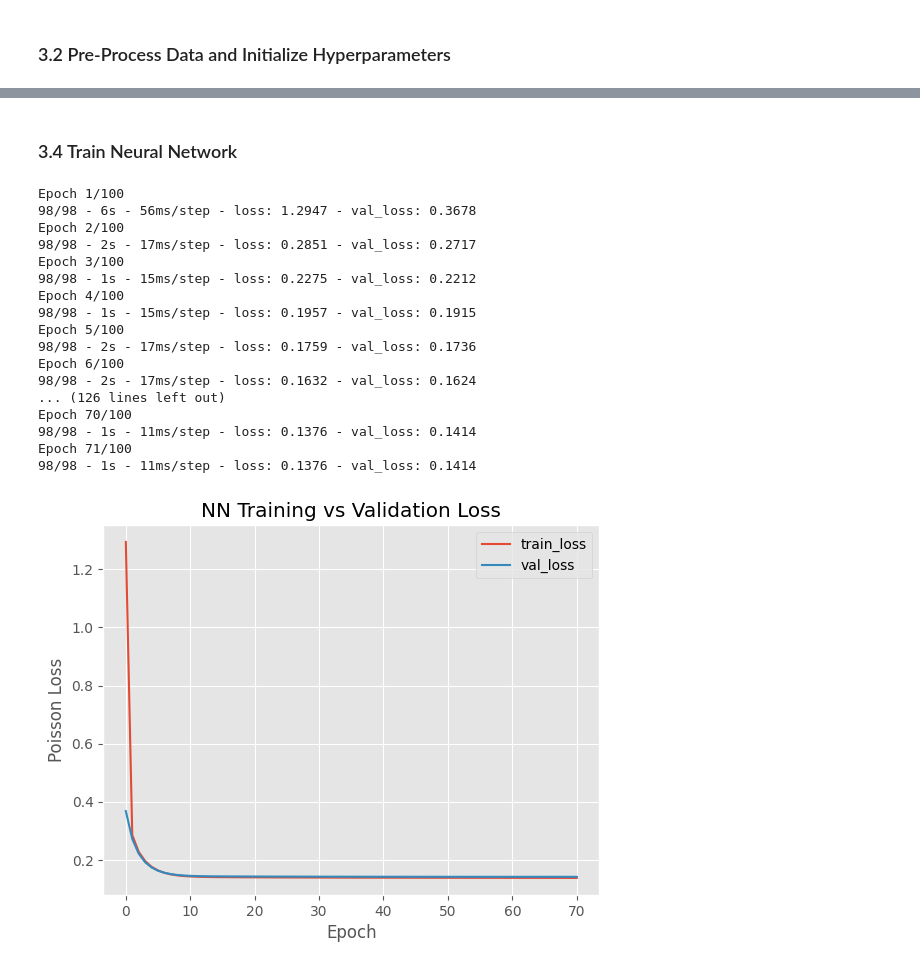
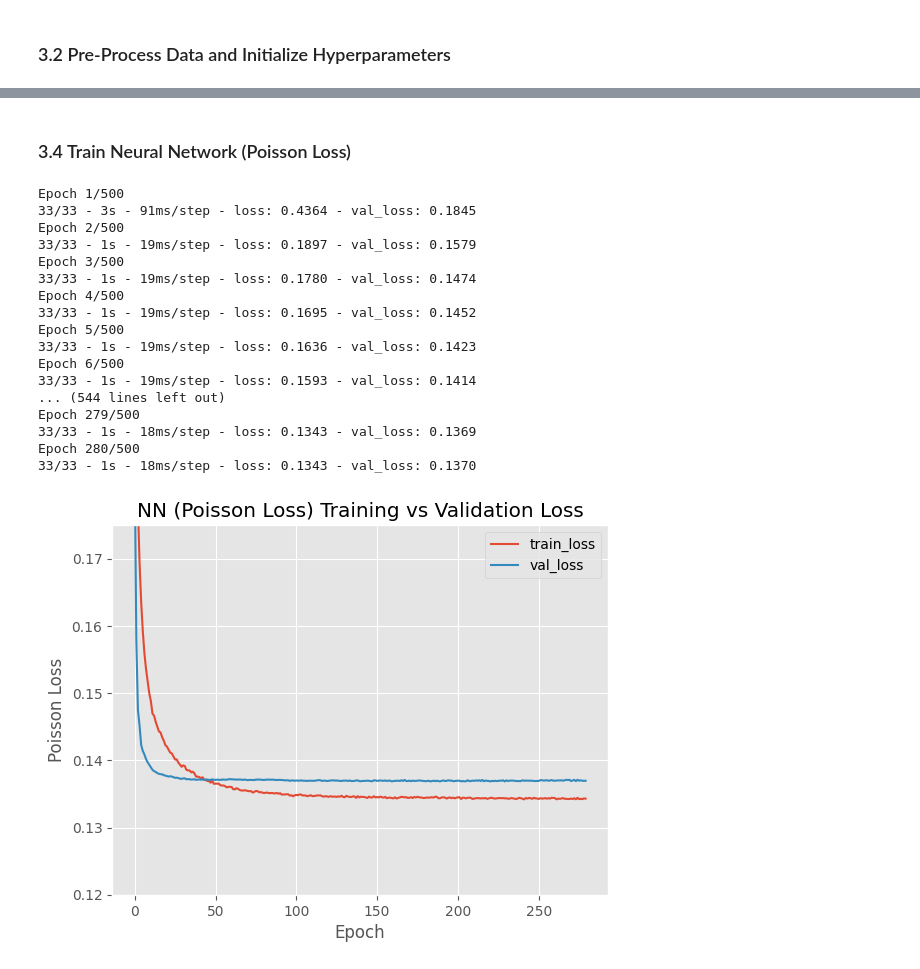
Before and after one commit to LuciaHrovatin/Insurance-Claim-Prediction, a Jupyter notebook: InsuranceClaimPrediction.ipynb, the cells around one changed output, grey strips where cells are left out. Drawn from its saved outputs; the diff is of its cells as text; code cells hidden in the pictures.

Commit message:
plots

```diff
--- a/InsuranceClaimPrediction.ipynb
+++ b/InsuranceClaimPrediction.ipynb
@@ -283,7 +283,8 @@ class HyperModelTuned(kt.HyperModel):
                 model.add(keras.layers.ReLU())
             else:
                 model.add(keras.layers.LeakyReLU(negative_slope=0.2))
-
+        # Output layer
+            model.add(keras.layers.Dropout(rate=hp.Float('dropout_rate', 0.1, 0.5, step=0.1)))
         model.add(keras.layers.Dense(1, activation='exponential'))
 
         hp_learning_rate = hp.Choice('learning_rate',
@@ -296,8 +297,8 @@ class HyperModelTuned(kt.HyperModel):
             loss_fn = keras.losses.Poisson()
 
         model.compile(
-            loss=loss_fn,
-            optimizer='Adam'
+            optimizer=keras.optimizers.Adam(learning_rate=hp_learning_rate),
+            loss=loss_fn
         )
         return model
 
@@ -408,11 +422,17 @@ Average validation loss over 5 folds: 0.13915024399757386
+# %%
+nn_poisson = tuner_poisson.hypermodel.build(tuner_poisson.get_best_hyperparameters(num_trials=1)[0])
+# nn_poisson.compile(
+#     optimizer=keras.optimizers.Adam(learning_rate=0.01),
+#     loss=keras.losses.Poisson()
+# )
 # %%
 # Show model architecture summary and best hyperparameters
-nn.summary()
+nn_poisson.summary()
 
-best_hp = tuner.get_best_hyperparameters(num_trials=1)[0]
-print("\nBest hyperparameters:")
-for k, v in best_hp.values.items():
+best_hp_poisson = tuner_poisson.get_best_hyperparameters(num_trials=1)[0]
+print("\nBest hyperparameters (Poisson Loss):")
+for k, v in best_hp_poisson.values.items():
     print(f"{k}: {v}")
 
-nn_batch_size = best_hp.get('batch_size')
+nn_poisson_batch_size = best_hp_poisson.get('batch_size')
 # %% [output]
@@ -449,45 +470,46 @@ units_layer_3: 20
 # %% [markdown]
-### 3.4 Train Neural Network
+### 3.4 Train Neural Network (Poisson Loss)
 # %%
-stop_early = tf.keras.callbacks.EarlyStopping(monitor='val_loss', patience=10, restore_best_weights=True)
+stop_early_poisson = tf.keras.callbacks.EarlyStopping(monitor='val_loss', patience=50, restore_best_weights=True)
 
-history = nn.fit(
+history_poisson = nn_poisson.fit(
     X_train_nn, y_train,
     sample_weight=w_train,
-    epochs=100,
-    batch_size=nn_batch_size,
-    callbacks=[stop_early],
+    epochs=500,
+    batch_size=nn_poisson_batch_size,
+    callbacks=[stop_early_poisson],
     validation_split=0.2,
     verbose=2
 )
 # %% [output]
-Epoch 1/100
-98/98 - 6s - 56ms/step - loss: 1.2947 - val_loss: 0.3678
-Epoch 2/100
-98/98 - 2s - 17ms/step - loss: 0.2851 - val_loss: 0.2717
-Epoch 3/100
-98/98 - 1s - 15ms/step - loss: 0.2275 - val_loss: 0.2212
-Epoch 4/100
-98/98 - 1s - 15ms/step - loss: 0.1957 - val_loss: 0.1915
-Epoch 5/100
-98/98 - 2s - 17ms/step - loss: 0.1759 - val_loss: 0.1736
-Epoch 6/100
-98/98 - 2s - 17ms/step - loss: 0.1632 - val_loss: 0.1624
-... (126 lines left out)
-Epoch 70/100
-98/98 - 1s - 11ms/step - loss: 0.1376 - val_loss: 0.1414
-Epoch 71/100
-98/98 - 1s - 11ms/step - loss: 0.1376 - val_loss: 0.1414
+Epoch 1/500
+33/33 - 3s - 91ms/step - loss: 0.4364 - val_loss: 0.1845
+Epoch 2/500
+33/33 - 1s - 19ms/step - loss: 0.1897 - val_loss: 0.1579
+Epoch 3/500
+33/33 - 1s - 19ms/step - loss: 0.1780 - val_loss: 0.1474
+Epoch 4/500
+33/33 - 1s - 19ms/step - loss: 0.1695 - val_loss: 0.1452
+Epoch 5/500
+33/33 - 1s - 19ms/step - loss: 0.1636 - val_loss: 0.1423
+Epoch 6/500
+33/33 - 1s - 19ms/step - loss: 0.1593 - val_loss: 0.1414
+... (544 lines left out)
+Epoch 279/500
+33/33 - 1s - 18ms/step - loss: 0.1343 - val_loss: 0.1369
+Epoch 280/500
+33/33 - 1s - 18ms/step - loss: 0.1343 - val_loss: 0.1370
 # %%
-# Plot loss vs. epochs
+# Plot loss vs. epochs (Poisson Loss)
 plt.figure()
-plt.plot(history.history['loss'], label='train_loss')
-plt.plot(history.history['val_loss'], label='val_loss')
-plt.title('NN Training vs Validation Loss')
+plt.plot(history_poisson.history['loss'], label='train_loss')
+plt.plot(history_poisson.history['val_loss'], label='val_loss')
+plt.title('NN (Poisson Loss) Training vs Validation Loss')
 plt.xlabel('Epoch')
 plt.ylabel('Poisson Loss')
 plt.legend()
+plt.ylim(0.12, 0.175)
 plt.show()
 # %% [output]
-[figure, old version]
+[figure, new version]
 # %% [markdown]
```
Also changed, not shown: parts of 35 cells of this notebook.
